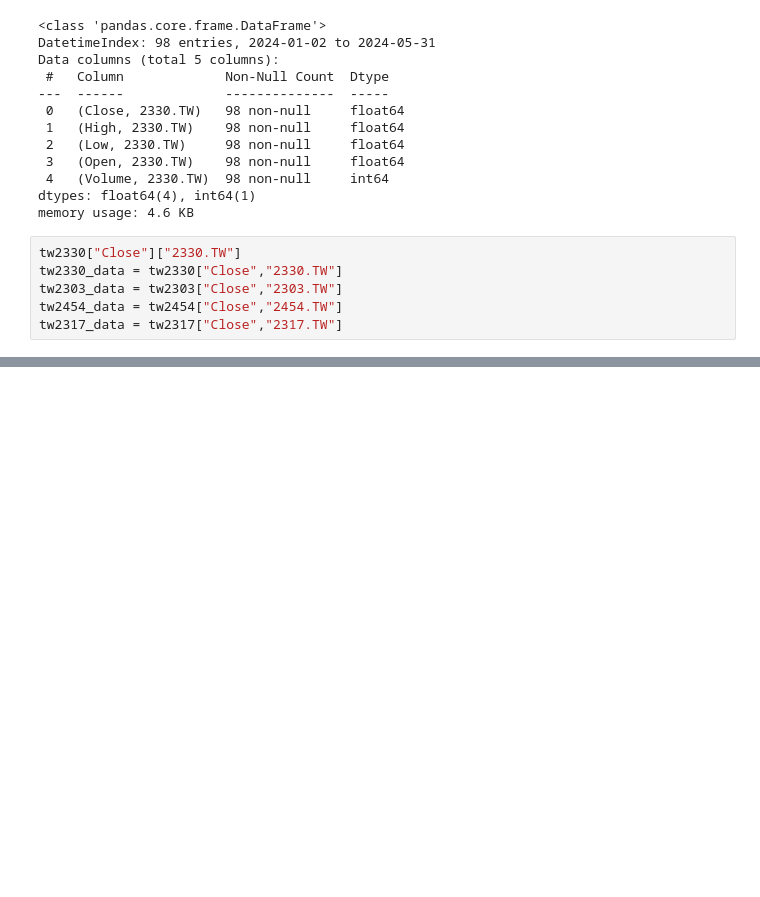
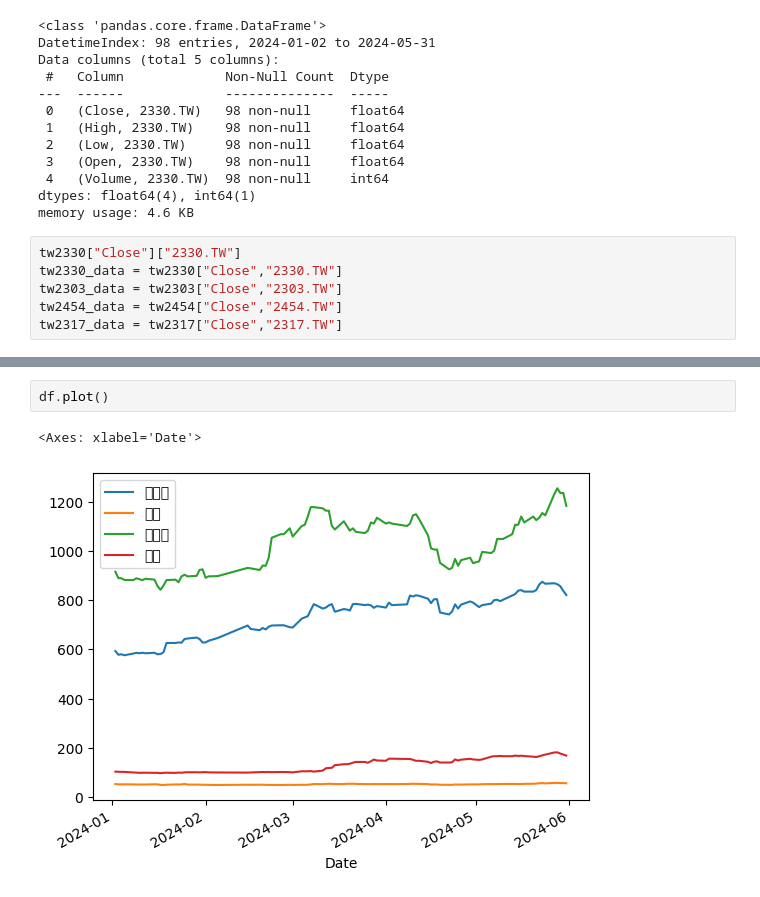
Before and after one commit to margart0114/Python_20250503, a Jupyter notebook: lesson14/lesson14-2.ipynb, the cells around one changed output, grey strips where cells are left out. Drawn from its saved outputs; the diff is of its cells as text; blank space fills up the shorter version.

```diff
--- a/lesson14/lesson14-2.ipynb
+++ b/lesson14/lesson14-2.ipynb
@@ -74,3 +75,8 @@ pd.DataFrame(data)
 | 2024-05-30 | 838.0 | 55.799999 | 1236.217407 | 172.087509 |
 | 2024-05-31 | 821.0 | 55.000000 | 1183.510498 | 167.699997 |
 98 rows × 4 columns
+# %%
+df.plot()
+# %% [output]
+<Axes: xlabel='Date'>
+[figure, added]
```
Also changed, not shown: parts of 1 cell of this notebook.
